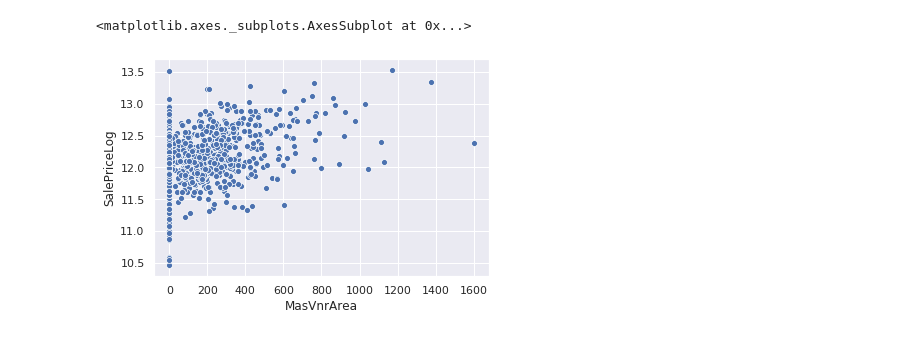
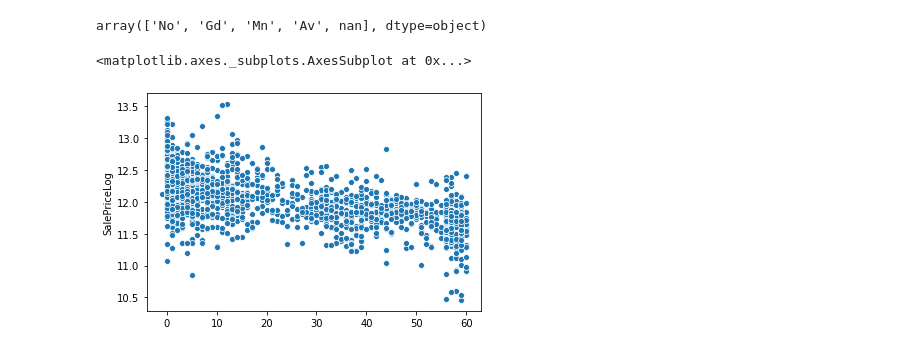
Before and after one commit to ViktorTarasenko/housepricing, a Jupyter notebook: visulization.ipynb, the cells around one changed output. Cells and saved outputs as stored; diff of their text form; code cells hidden in the pictures.

```diff
--- a/visulization.ipynb
+++ b/visulization.ipynb
@@ -276,5 +136,11 @@ sns.scatterplot(x=test_data["MasVnrArea"], y="SalePriceLog", data=train_data)
 # %%
-sns.scatterplot(["MasVnrArea"], y="SalePriceLog", data=train_data)
+sns.scatterplot("MasVnrArea", y="SalePriceLog", data=train_data)
-# %% [output]
-<matplotlib.axes._subplots.AxesSubplot at 0x...>
-[figure, removed]
+# %%
+train_data["BsmtExposure"].unique()
+# %% [output]
+array(['No', 'Gd', 'Mn', 'Av', nan], dtype=object)
+# %%
+sns.scatterplot(train_data['YrSold'] - train_data['YearRemodAdd'], y="SalePriceLog", data=train_data.fillna(value = "Nan"))
+# %% [output]
+<matplotlib.axes._subplots.AxesSubplot at 0x...>
+[figure, added]
```
Also changed, not shown: parts of 45 cells of this notebook, 7 other files.
